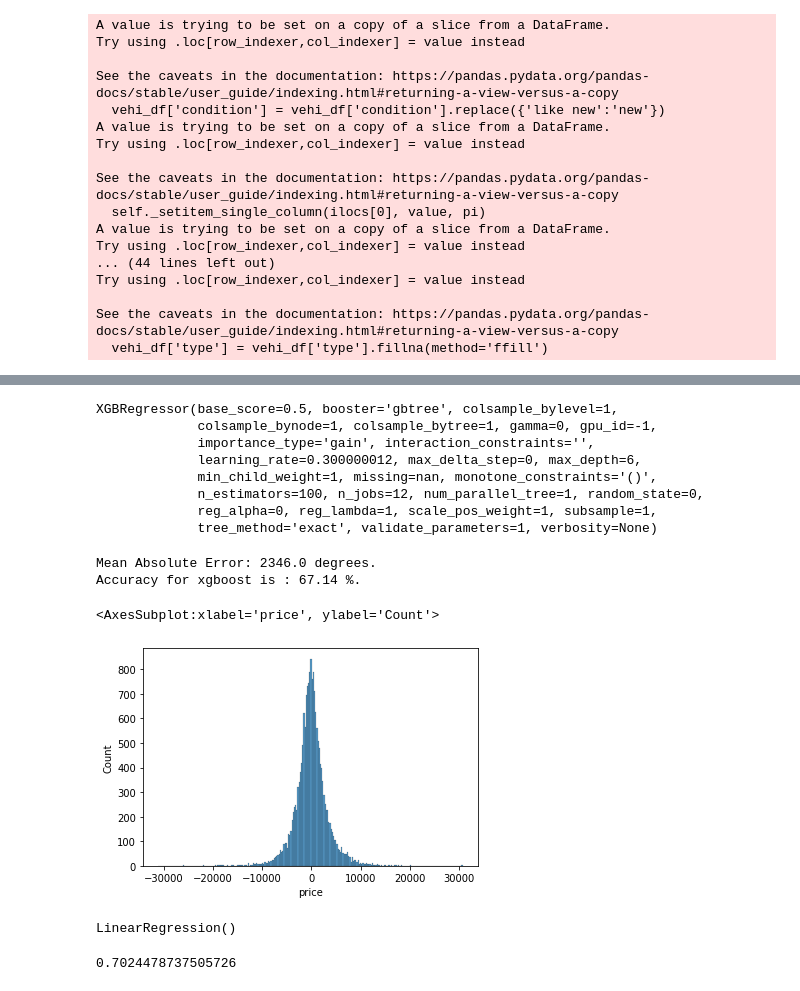
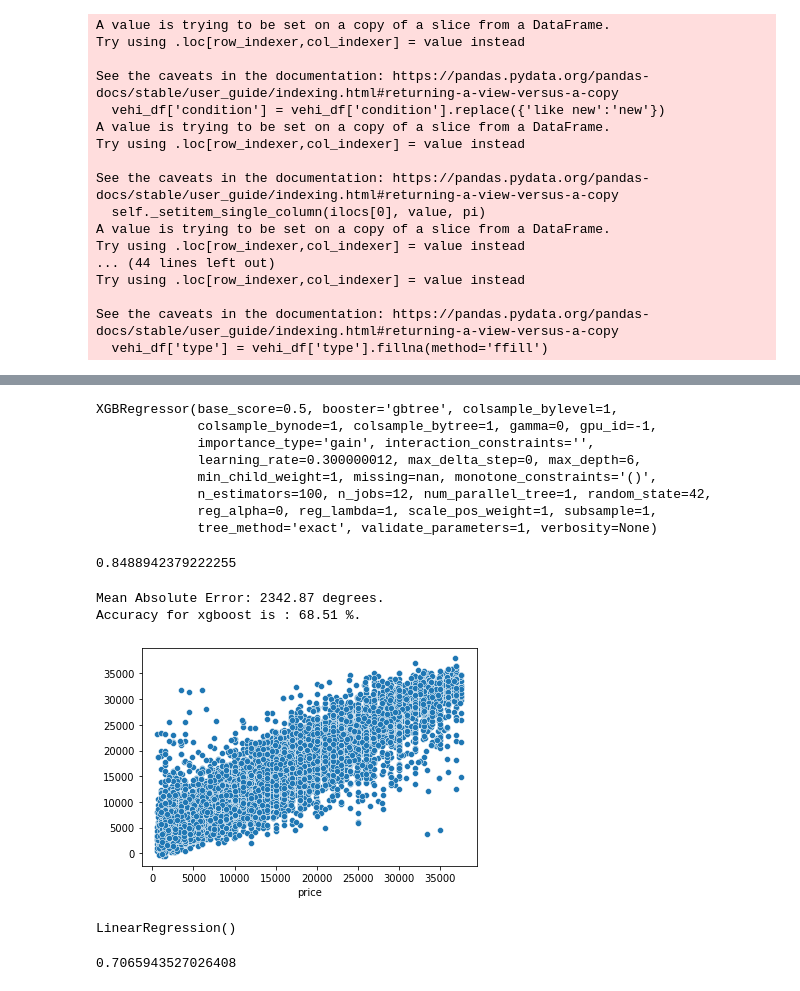
Before and after one commit to WeebMogul/Used-Cars-Price-Prediction-app, a Jupyter notebook: Used Cars EDA + XGBoost.ipynb, the cells around one changed output, grey strips where cells are left out. Drawn from its saved outputs; the diff is of its cells as text; code cells hidden in the pictures.

```diff
--- a/Used Cars EDA + XGBoost.ipynb
+++ b/Used Cars EDA + XGBoost.ipynb
@@ -510,5 +510,5 @@ array([[ 0.49354088,  0.92599397,  1.09152876, ..., -0.42654074,
 # %%
-xgbr = XGBRegressor()
+xgbr = XGBRegressor(random_state=42,objective='reg:squarederror')
 xgbr.fit(x_train,y_train)
 # %% [output]
 XGBRegressor(base_score=0.5, booster='gbtree', colsample_bylevel=1,
@@ -516,28 +516,28 @@ XGBRegressor(base_score=0.5, booster='gbtree', colsample_bylevel=1,
              importance_type='gain', interaction_constraints='',
              learning_rate=0.300000012, max_delta_step=0, max_depth=6,
              min_child_weight=1, missing=nan, monotone_constraints='()',
-             n_estimators=100, n_jobs=12, num_parallel_tree=1, random_state=0,
+             n_estimators=100, n_jobs=12, num_parallel_tree=1, random_state=42,
              reg_alpha=0, reg_lambda=1, scale_pos_weight=1, subsample=1,
              tree_method='exact', validate_parameters=1, verbosity=None)
 # %%
 y_pred = xgbr.predict(x_test)
+r2_score(y_test,y_pred)
+# %% [output]
+0.8488942379222255
 # %%
-#r2_score(y_test,y_pred)
+sd.scatterplot(y_test,y_pred)
+
 lr_errors = abs(y_pred - y_test)
 
 print('Mean Absolute Error:', round(np.mean(lr_errors), 2), 'degrees.')
 mape = 100 * (lr_errors / y_test)
 
 lr_accuracy = 100 - np.mean(mape)
 print('Accuracy for xgboost is :', round(lr_accuracy, 2), '%.')
 # %% [output]
-Mean Absolute Error: 2346.0 degrees.
-Accuracy for xgboost is : 67.14 %.
+Mean Absolute Error: 2342.87 degrees.
+Accuracy for xgboost is : 68.51 %.
+[figure, added]
-# %%
-sd.histplot(y_test-y_pred)
-# %% [output]
-<AxesSubplot:xlabel='price', ylabel='Count'>
-[figure, removed]
 # %%
 linreg = LinearRegression()
 linreg.fit(x_train,y_train)
@@ -547,5 +547,5 @@ LinearRegression()
 lin_pred = linreg.predict(x_test)
 r2_score(y_test,lin_pred)
 # %% [output]
-0.7024478737505726
+0.7065943527026408
 # %%
```
Also changed, not shown: parts of 14 cells of this notebook, 5 other files.
